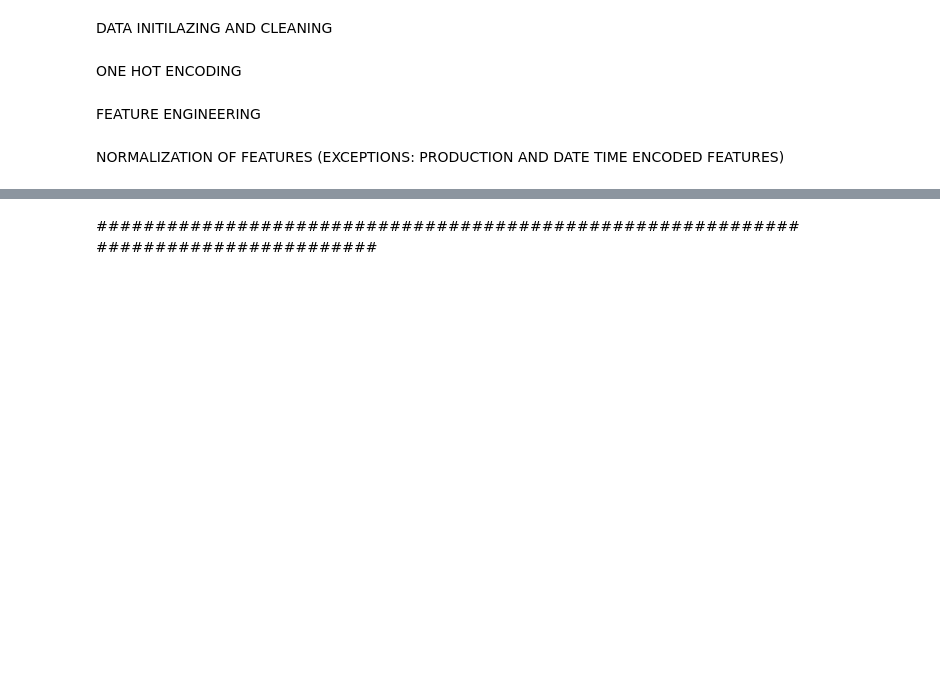
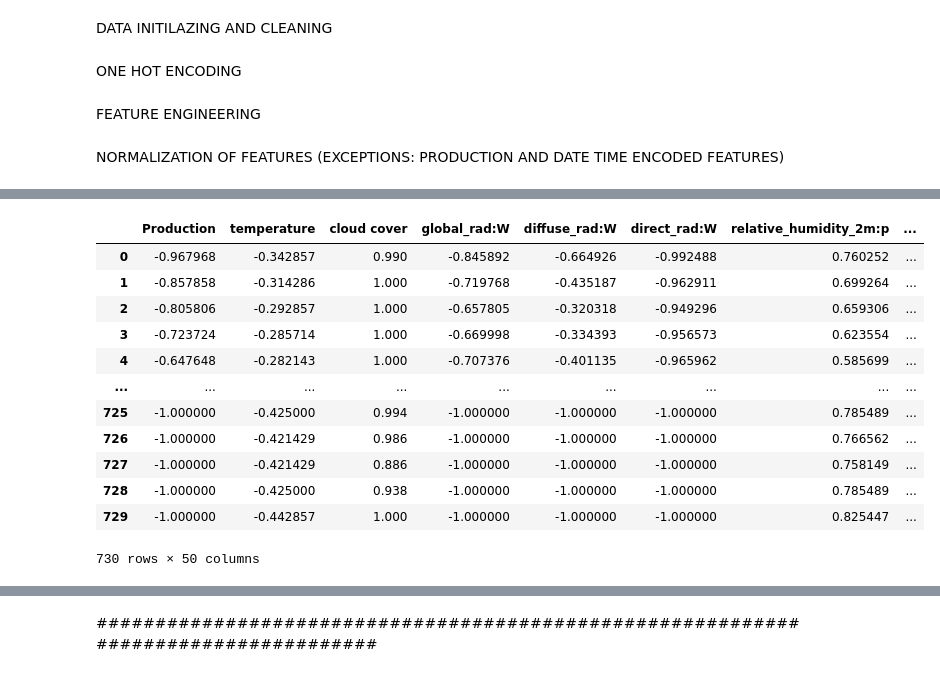
Before and after one commit to xalil8/solar_time_series_forecast, a Jupyter notebook: final_train.ipynb, the cells around one changed output, grey strips where cells are left out. Saved outputs shown, nothing was run; the diff lists cells and outputs as text; code cells hidden in the pictures; blank space fills up the shorter version.

```diff
--- a/final_train.ipynb
+++ b/final_train.ipynb
@@ -109,3 +136,19 @@ aw1
+# %%
+test_one_week
+# %% [output]
+|  | Production | temperature | cloud cover | global_rad:W | diffuse_rad:W | direct_rad:W | relative_humidity_2m:p | ... |
+| 0 | -0.967968 | -0.342857 | 0.990 | -0.845892 | -0.664926 | -0.992488 | 0.760252 | ... |
+| 1 | -0.857858 | -0.314286 | 1.000 | -0.719768 | -0.435187 | -0.962911 | 0.699264 | ... |
+| 2 | -0.805806 | -0.292857 | 1.000 | -0.657805 | -0.320318 | -0.949296 | 0.659306 | ... |
+| 3 | -0.723724 | -0.285714 | 1.000 | -0.669998 | -0.334393 | -0.956573 | 0.623554 | ... |
+| 4 | -0.647648 | -0.282143 | 1.000 | -0.707376 | -0.401135 | -0.965962 | 0.585699 | ... |
+| ... | ... | ... | ... | ... | ... | ... | ... | ... |
+| 725 | -1.000000 | -0.425000 | 0.994 | -1.000000 | -1.000000 | -1.000000 | 0.785489 | ... |
+| 726 | -1.000000 | -0.421429 | 0.986 | -1.000000 | -1.000000 | -1.000000 | 0.766562 | ... |
+| 727 | -1.000000 | -0.421429 | 0.886 | -1.000000 | -1.000000 | -1.000000 | 0.758149 | ... |
+| 728 | -1.000000 | -0.425000 | 0.938 | -1.000000 | -1.000000 | -1.000000 | 0.785489 | ... |
+| 729 | -1.000000 | -0.442857 | 1.000 | -1.000000 | -1.000000 | -1.000000 | 0.825447 | ... |
+730 rows × 50 columns
 # %%
 from keras.models import Sequential
 from tensorflow.keras import model_conf
```
Also changed, not shown: parts of 26 cells of this notebook.
